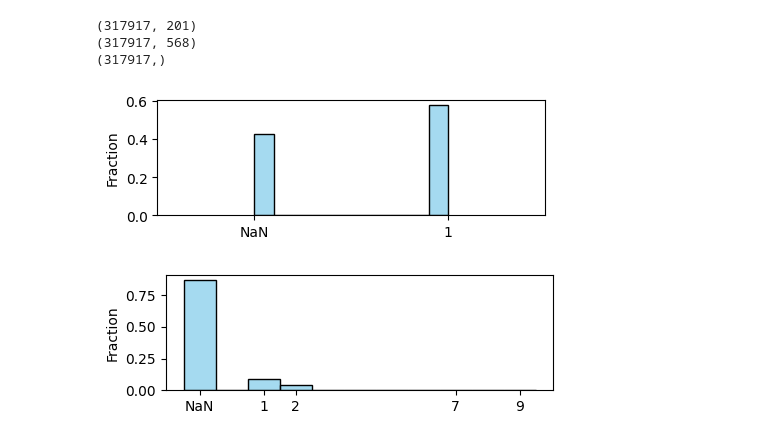
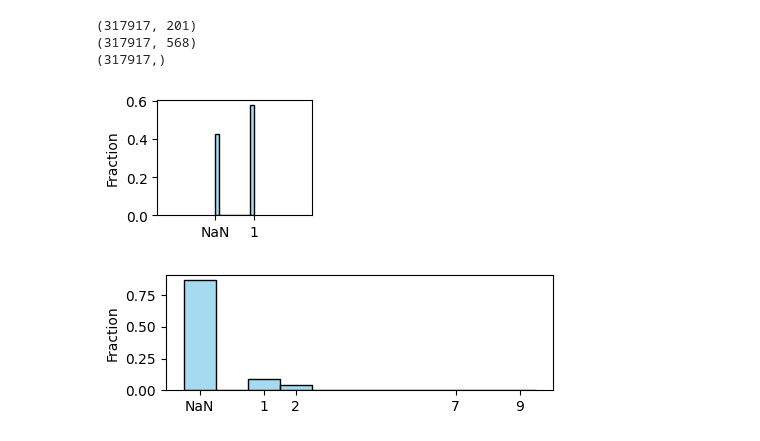
Before and after one commit to Ivonne320/ML_proj, a Jupyter notebook: project1/data_glance.ipynb, the cells around one changed output. Saved outputs shown, nothing was run; the diff lists cells and outputs as text; code cells hidden in the pictures.

```diff
--- a/project1/data_glance.ipynb
+++ b/project1/data_glance.ipynb
@@ -90,22 +90,21 @@ print(y_train_processed.shape)
 # %%
 # plot the data distribution of #9 feature of x_train
 column_data = x_train[:, 9]
 nan_count = np.isnan(column_data).sum()
 column_data_with_nan_marker = np.where(np.isnan(column_data), -1, column_data)
 bins = [-1.5, -0.5, 0.5, 1.5]
-plt.figure(figsize=(5, 1.5))
+plt.figure(figsize=(2, 1.5))
 sns.histplot(column_data_with_nan_marker, bins=bins, kde=False, color='skyblue', binwidth=0.2,stat="probability")
 
-plt.xticks([-1, 1], ['NaN', '1'])
-plt.xlim(-2, 2)
+plt.xticks([-1, 1], ['NaN', '1'], fontsize=10)
+plt.xlim(-4, 4)
 # plt.xlabel('Values of feature "CTELENUM"')
-plt.ylabel('Fraction')
+plt.ylabel('Fraction', fontsize=10)
   # A vertical line to indicate NaNs
-
-plt.show()
-plt.savefig('data_distribution.png', dpi=300, bbox_inches='tight')
+plt.savefig('ctelenum.pdf', dpi=600, bbox_inches='tight')
+# plt.show()
 # %% [output]
-[figure, old version]
+[figure, new version]
 # %%
 # plot the data distribution of #41 feature of x_train
 column_data = x_train[:, 41]
```
Also changed, not shown: parts of 7 cells of this notebook, 2 other files.
